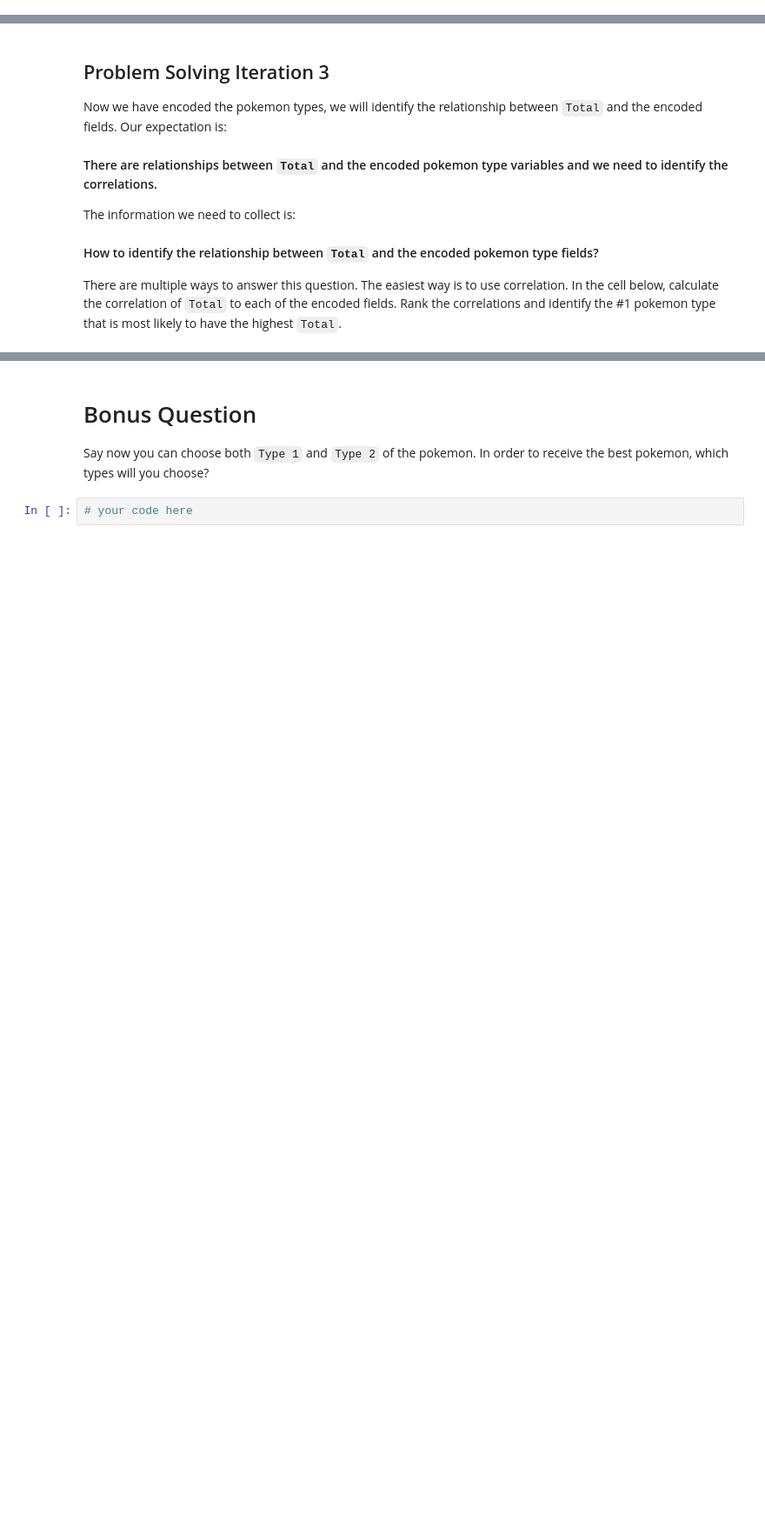
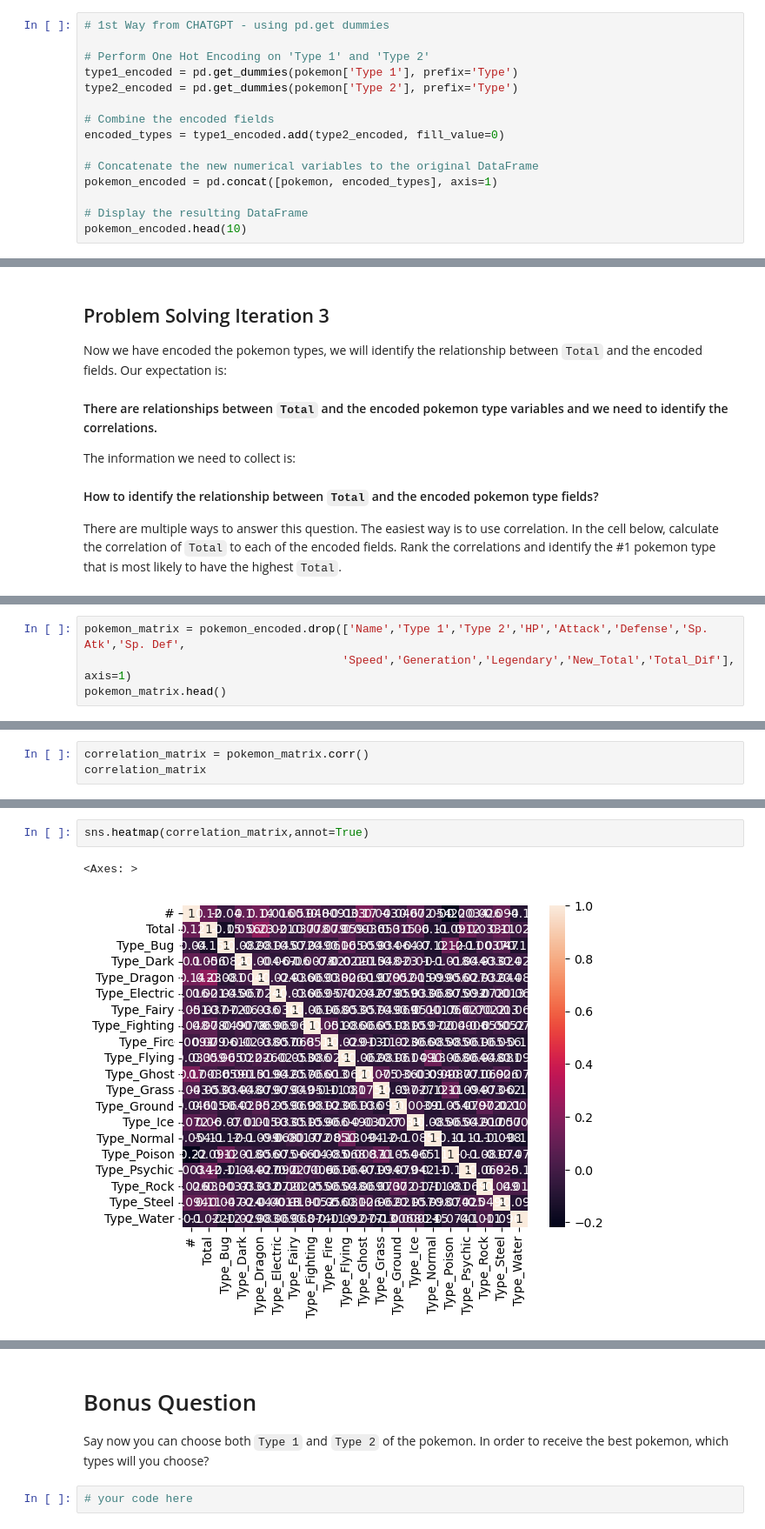
Before and after one commit to Dan2024IronHack/lab-dataframe-calculations, a Jupyter notebook: your-code/challenge-2.ipynb, the cells around one changed output, grey strips where cells are left out. Shown: that part at 87% size. Cells and saved outputs as stored; diff of their text form; blank space fills up the shorter version.

```diff
--- a/your-code/challenge-2.ipynb
+++ b/your-code/challenge-2.ipynb
@@ -159,0 +143,15 @@ onehot_encoded.head(10)
+# %%
+# 1st Way from CHATGPT - using pd.get dummies
+
+# Perform One Hot Encoding on 'Type 1' and 'Type 2'
+type1_encoded = pd.get_dummies(pokemon['Type 1'], prefix='Type')
+type2_encoded = pd.get_dummies(pokemon['Type 2'], prefix='Type')
+
+# Combine the encoded fields
+encoded_types = type1_encoded.add(type2_encoded, fill_value=0)
+
+# Concatenate the new numerical variables to the original DataFrame
+pokemon_encoded = pd.concat([pokemon, encoded_types], axis=1)
+
+# Display the resulting DataFrame
+pokemon_encoded.head(10)
@@ -173,0 +198,4 @@ There are multiple ways to answer this question. The easiest way is to use corre
+# %%
+pokemon_matrix = pokemon_encoded.drop(['Name','Type 1','Type 2','HP','Attack','Defense','Sp. Atk','Sp. Def',
+                                      'Speed','Generation','Legendary','New_Total','Total_Dif'], axis=1)
+pokemon_matrix.head()
@@ -173,0 +209,3 @@ There are multiple ways to answer this question. The easiest way is to use corre
+# %%
+correlation_matrix = pokemon_matrix.corr()
+correlation_matrix
@@ -173,0 +230,5 @@ There are multiple ways to answer this question. The easiest way is to use corre
+# %%
+sns.heatmap(correlation_matrix,annot=True)
+# %% [output]
+<Axes: >
+[figure, added]
```
Also changed, not shown: parts of 11 cells of this notebook.
